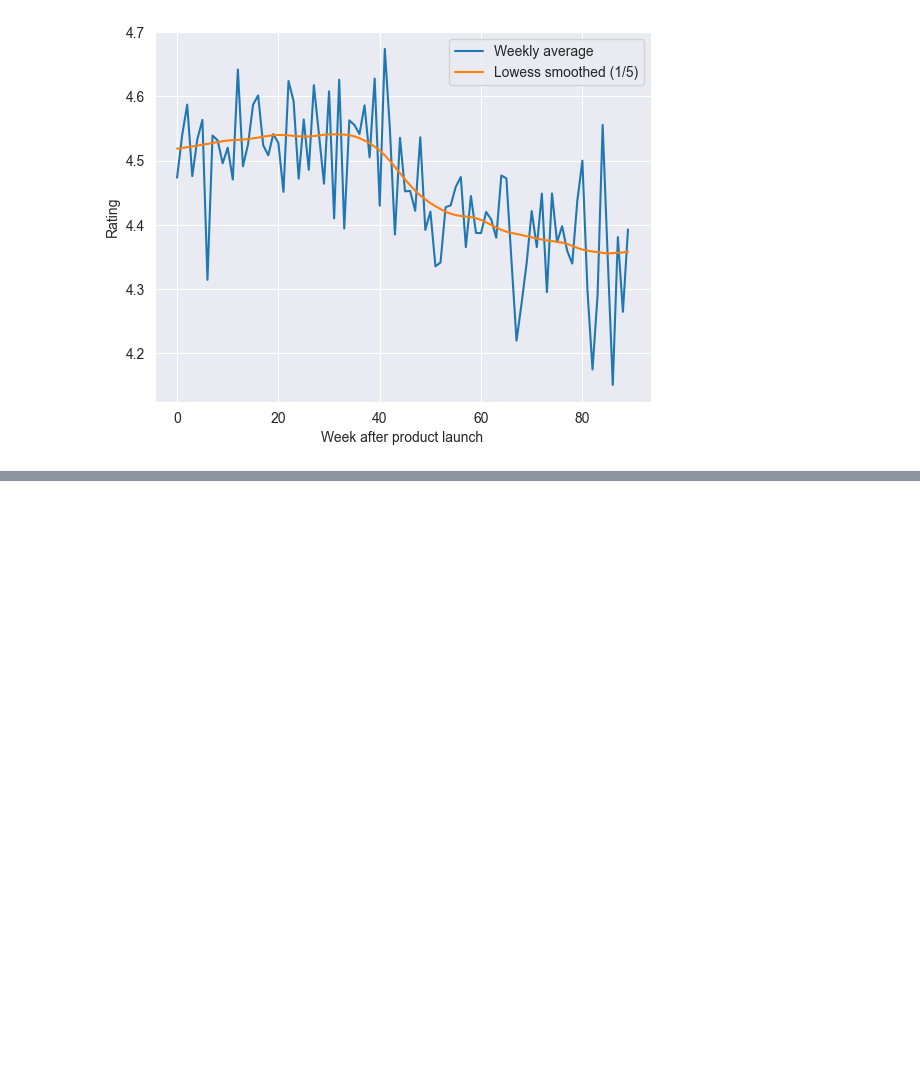
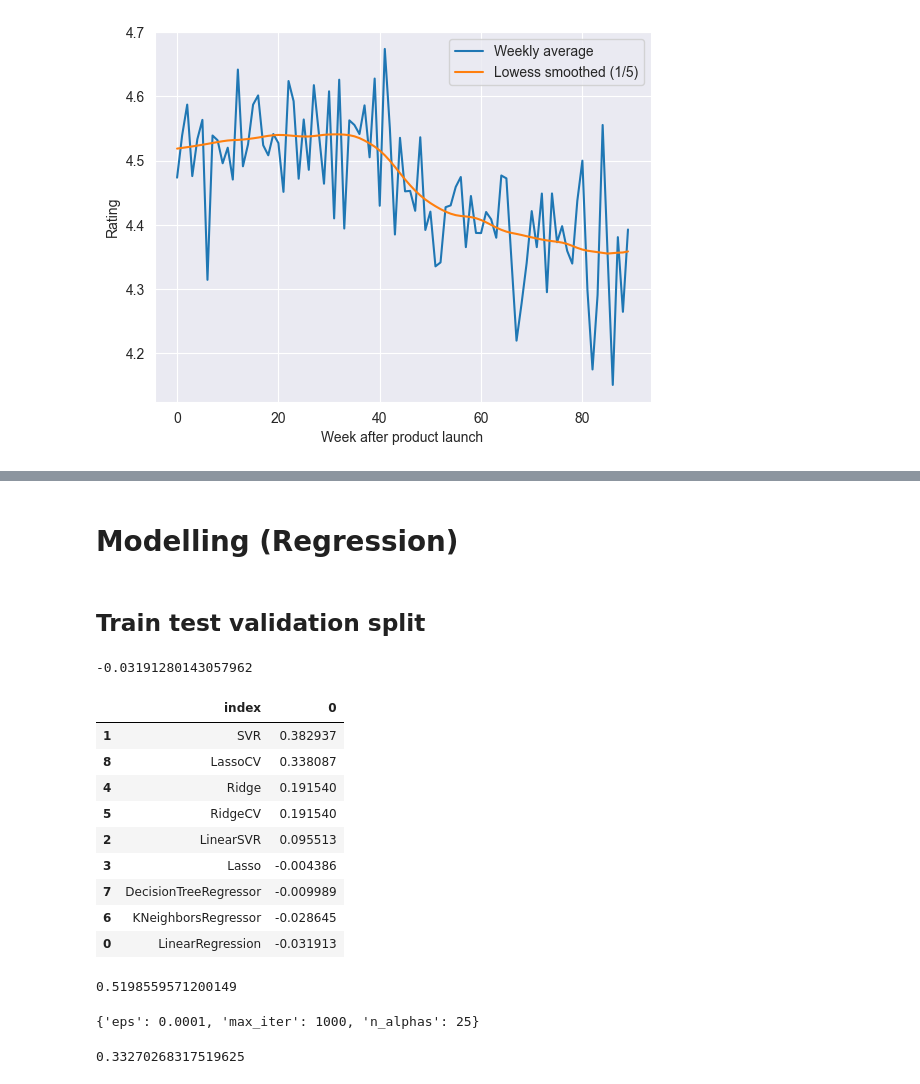
Before and after one commit to MoritzRenkin/tu-bi-DataAnalytics, a Jupyter notebook: lab.ipynb, the cells around one changed output, grey strips where cells are left out. Cells and saved outputs as stored; diff of their text form; code cells hidden in the pictures; blank space fills up the shorter version.

Commit message:
added modelling part

```diff
--- a/lab.ipynb
+++ b/lab.ipynb
@@ -424,0 +467,75 @@ NameError: name 'x' is not defined
+# %% [markdown]
+# Modelling (Regression)
+# %% [markdown]
+## Train test validation split
+# %%
+train_size = .6
+validation_size = .2
+test_size = .2
+assert train_size + validation_size + test_size == 1
+# %%
+numeric_only = weekly_averages.select_dtypes("number")
+
+target_attribute = "y"
+X = numeric_only.drop(target_attribute, axis="columns")
+y = numeric_only[target_attribute]
+
+X, __X_test, y, __y_test = train_test_split(X, y, test_size=test_size, random_state=5) # test is flagged with __* to avoid accidental usage
+
+X_train, X_val, y_train, y_val = train_test_split(X, y, test_size=validation_size/(1-test_size), random_state=5)
+# %%
+reg = sklearn.linear_model.LinearRegression()
+reg.fit(X_train,y_train)
+reg.score(X_val, y_val)
+# %% [output]
+-0.03191280143057962
+# %%
+#from sklearn.tree import DecisionTreeRegressor
+suitable_methods = [sklearn.linear_model.LinearRegression,
+                    sklearn.svm.SVR,
+                    sklearn.svm.LinearSVR,
+                    sklearn.linear_model.Lasso,
+                    sklearn.linear_model.Ridge,
+                    sklearn.linear_model.RidgeCV,
+                    sklearn.neighbors.KNeighborsRegressor,
+                    sklearn.tree.DecisionTreeRegressor,
+                    sklearn.linear_model.Lasso,
+                    sklearn.linear_model.LassoCV
+                    ]
+
+
+trained_models = [model().fit(X_train, y_train) for model in suitable_methods]
+# %%
+model_evals = pd.DataFrame.from_dict({type(model).__name__: model.score(X_val, y_val) for model in trained_models}, orient="index").reset_index()
+model_evals.sort_values(by=0, ascending=False)
+# %% [output]
+|  | index | 0 |
+| 1 | SVR | 0.382937 |
+| 8 | LassoCV | 0.338087 |
+| 4 | Ridge | 0.191540 |
+| 5 | RidgeCV | 0.191540 |
+| 2 | LinearSVR | 0.095513 |
+| 3 | Lasso | -0.004386 |
+| 7 | DecisionTreeRegressor | -0.009989 |
+| 6 | KNeighborsRegressor | -0.028645 |
+| 0 | LinearRegression | -0.031913 |
+# %%
+model = sklearn.linear_model.LassoCV()
+
+param_grid = sklearn.model_selection.GridSearchCV(estimator=model, param_grid={
+    "eps": [1e-6, 1e-5, 1e-4, 1e-3, 1e-2]
+    ,"n_alphas": [25, 50, 100, 200, 400]
+    ,"max_iter":[1000]
+})
+param_grid.fit(X,y)
+print(param_grid.best_score_)
+param_grid.best_params_
+# %% [output]
+0.5198559571200149
+{'eps': 0.0001, 'max_iter': 1000, 'n_alphas': 25}
+# %%
+model = sklearn.linear_model.LassoCV(**param_grid.best_params_)
+model.fit(X_train, y_train)
+model.score(X_val, y_val)
+# %% [output]
+0.33270268317519625
```
Also changed, not shown: parts of 11 cells of this notebook, 1 other file.
